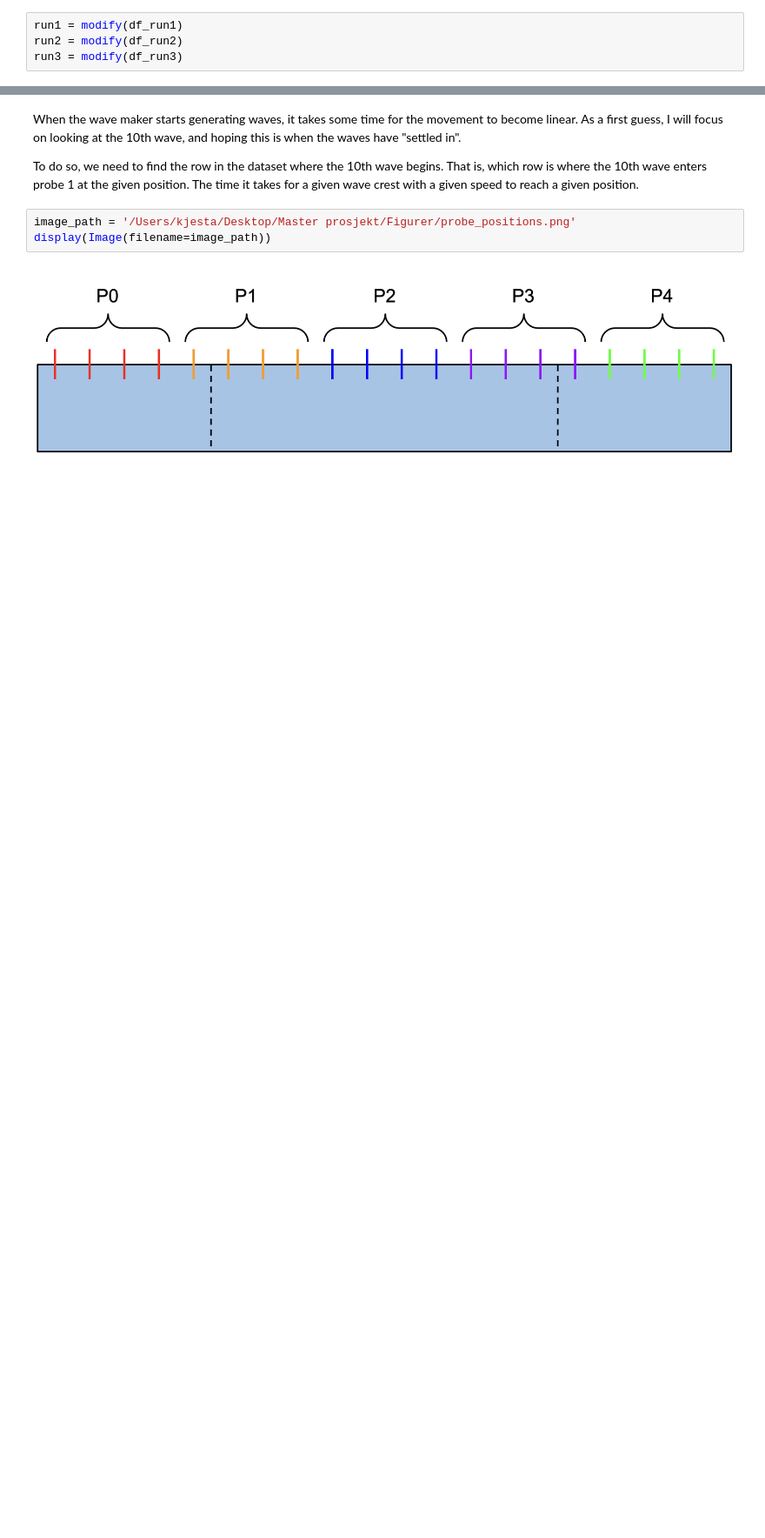
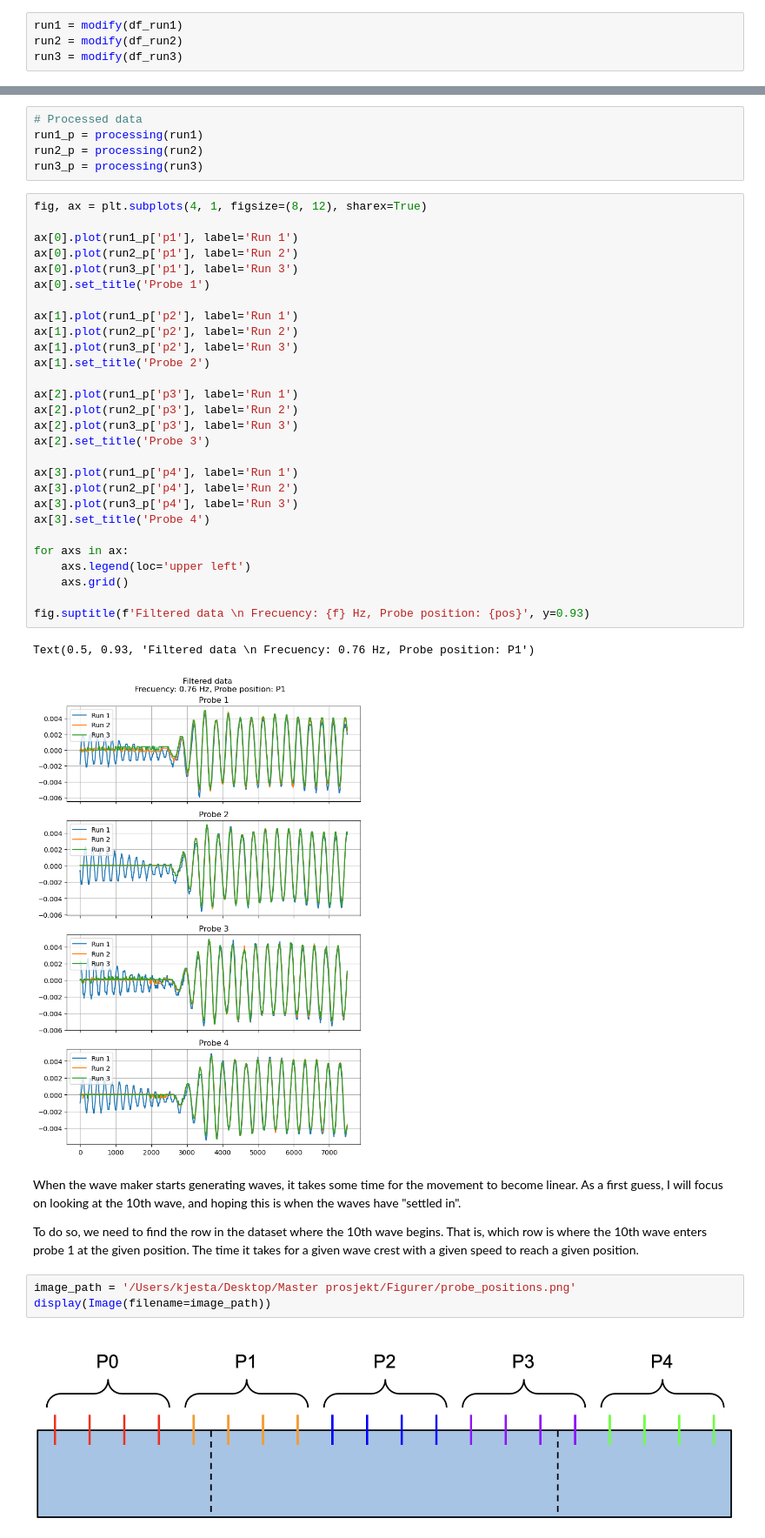
Before and after one commit to kjes4pres/Master_code, a Jupyter notebook: Maximes_results.ipynb, the cells around one changed output, grey strips where cells are left out. Shown at 87% size. Drawn from its saved outputs; the diff is of its cells as text; blank space fills up the shorter version.

```diff
--- a/Maximes_results.ipynb
+++ b/Maximes_results.ipynb
@@ -172,3 +218,39 @@ Text(0.5, 0.93, 'Raw data')
+# %%
+# Processed data
+run1_p = processing(run1)
+run2_p = processing(run2)
+run3_p = processing(run3)
+# %%
+fig, ax = plt.subplots(4, 1, figsize=(8, 12), sharex=True)
+
+ax[0].plot(run1_p['p1'], label='Run 1')
+ax[0].plot(run2_p['p1'], label='Run 2')
+ax[0].plot(run3_p['p1'], label='Run 3')
+ax[0].set_title('Probe 1')
+
+ax[1].plot(run1_p['p2'], label='Run 1')
+ax[1].plot(run2_p['p2'], label='Run 2')
+ax[1].plot(run3_p['p2'], label='Run 3')
+ax[1].set_title('Probe 2')
+
+ax[2].plot(run1_p['p3'], label='Run 1')
+ax[2].plot(run2_p['p3'], label='Run 2')
+ax[2].plot(run3_p['p3'], label='Run 3')
+ax[2].set_title('Probe 3')
+
+ax[3].plot(run1_p['p4'], label='Run 1')
+ax[3].plot(run2_p['p4'], label='Run 2')
+ax[3].plot(run3_p['p4'], label='Run 3')
+ax[3].set_title('Probe 4')
+
+for axs in ax:
+    axs.legend(loc='upper left')
+    axs.grid()
+
+fig.suptitle(f'Filtered data \n Frecuency: {f} Hz, Probe position: {pos}', y=0.93)
+# %% [output]
+Text(0.5, 0.93, 'Filtered data \n Frecuency: 0.76 Hz, Probe position: P1')
+[figure, added]
 # %% [markdown]
 When the wave maker starts generating waves, it takes some time for the movement to become linear. As a first guess, I will focus on looking at the 10th wave, and hoping this is when the waves have "settled in".
 
```
Also changed, not shown: parts of 32 cells of this notebook.
